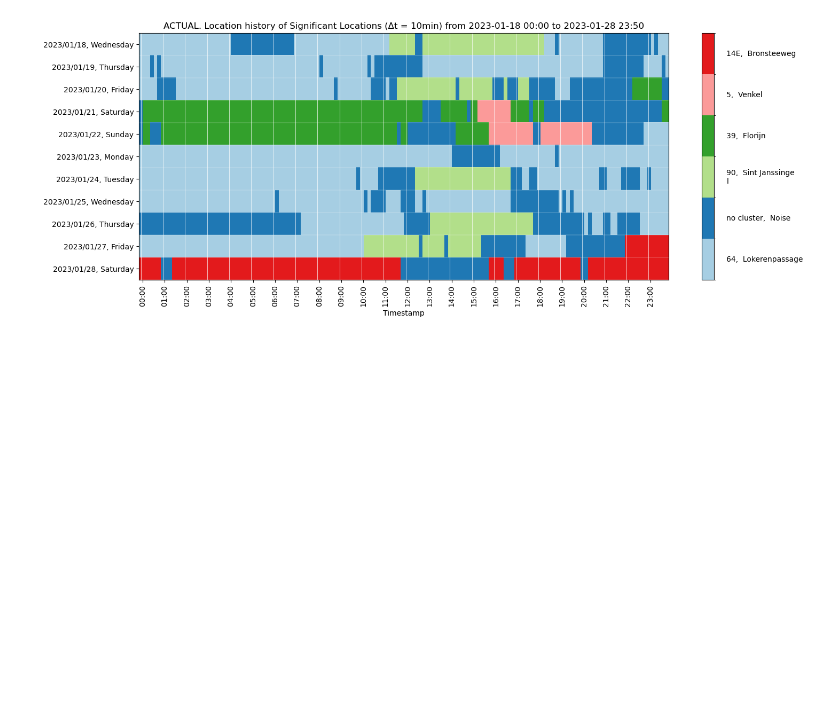
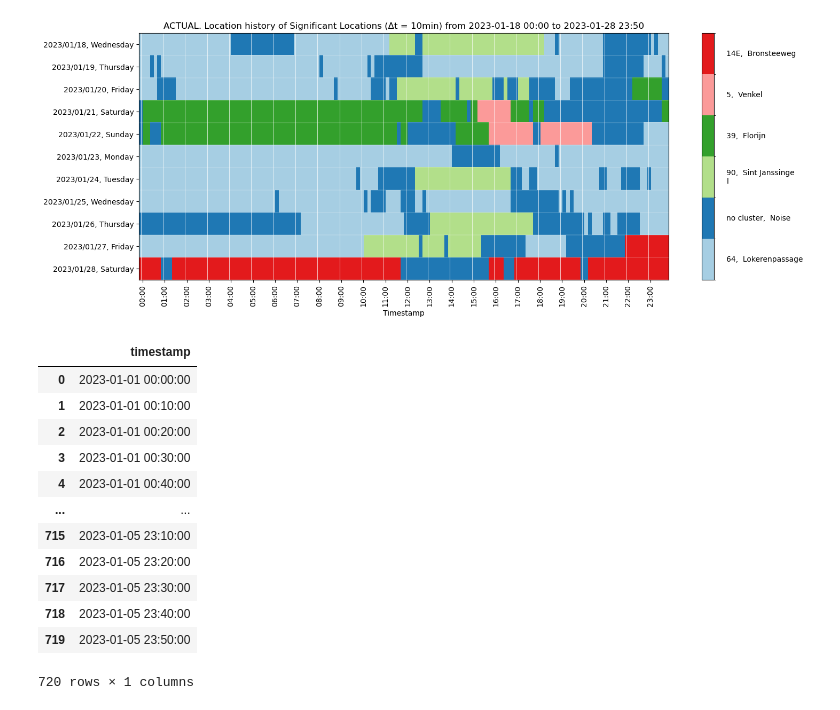
Before and after one commit to sandersiepel/JADS-politie-ob2, a Jupyter notebook: test_onemodel.ipynb, the cells around one changed output. Cells and saved outputs as stored; diff of their text form; code cells hidden in the pictures; blank space fills up the shorter version.

Commit message:
added prediction functionality

```diff
--- a/test_onemodel.ipynb
+++ b/test_onemodel.ipynb
@@ -114,6 +114,36 @@ Message (heatmap visualizer): Succesfully downloaded heatmap to output/heatmap_a
 [figure]
 [figure]
 [figure]
+# %%
+test_start_date = pd.to_datetime("2023-01-01 00:00")
+test_end_date = pd.to_datetime("2023-01-05 23:50")
+
+time_intervals = pd.date_range(
+    start=test_start_date, end=test_end_date, freq="10T"
+)
+
+# Create a DataFrame with the 'time' column and the 'location' column that holds the predicted locations (strings).
+df_predictions = pd.DataFrame(
+    {
+        "timestamp": time_intervals
+    }
+)
+# %%
+df_predictions
+# %% [output]
+|  | timestamp |
+| 0 | 2023-01-01 00:00:00 |
+| 1 | 2023-01-01 00:10:00 |
+| 2 | 2023-01-01 00:20:00 |
+| 3 | 2023-01-01 00:30:00 |
+| 4 | 2023-01-01 00:40:00 |
+| ... | ... |
+| 715 | 2023-01-05 23:10:00 |
+| 716 | 2023-01-05 23:20:00 |
+| 717 | 2023-01-05 23:30:00 |
+| 718 | 2023-01-05 23:40:00 |
+| 719 | 2023-01-05 23:50:00 |
+720 rows × 1 columns
 # %%
 dummy_model = DummyClassifier(strategy="uniform")
 dummy_model.fit(X_train, y_train)
```
Also changed, not shown: 4 other files.
